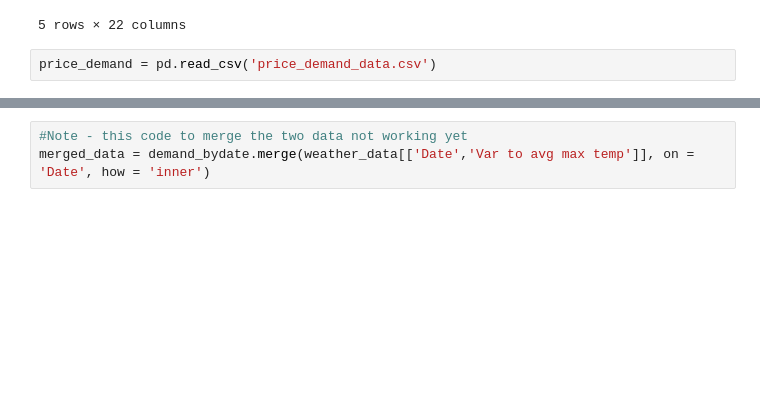
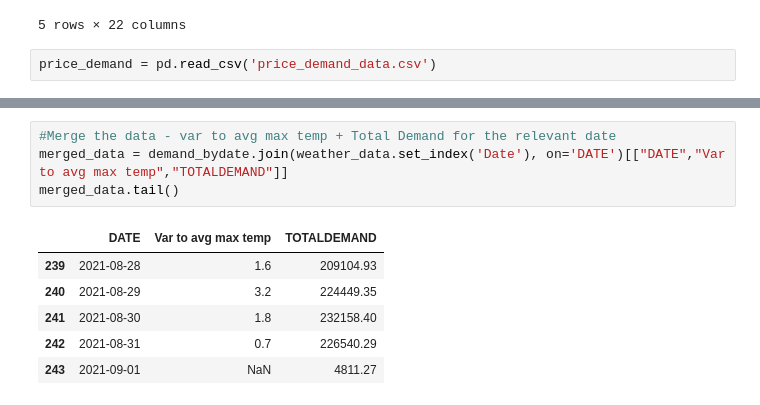
Before and after one commit to YunaWuu/Data_Analytics_Assignment2_Group2, a Jupyter notebook: Assignment 2 - Model 1.ipynb, the cells around one changed output, grey strips where cells are left out. Cells and saved outputs as stored; diff of their text form; blank space fills up the shorter version.

```diff
--- a/Assignment 2 - Model 1.ipynb
+++ b/Assignment 2 - Model 1.ipynb
@@ -67,3 +70,11 @@ Name: TOTALDEMAND, dtype: float64
-# %%
-#Note - this code to merge the two data not working yet
-merged_data = demand_bydate.merge(weather_data[['Date','Var to avg max temp']], on = 'Date', how = 'inner')
+# %%
+#Merge the data - var to avg max temp + Total Demand for the relevant date
+merged_data = demand_bydate.join(weather_data.set_index('Date'), on='DATE')[["DATE","Var to avg max temp","TOTALDEMAND"]]
+merged_data.tail()
+# %% [output]
+|  | DATE | Var to avg max temp | TOTALDEMAND |
+| 239 | 2021-08-28 | 1.6 | 209104.93 |
+| 240 | 2021-08-29 | 3.2 | 224449.35 |
+| 241 | 2021-08-30 | 1.8 | 232158.40 |
+| 242 | 2021-08-31 | 0.7 | 226540.29 |
+| 243 | 2021-09-01 | NaN | 4811.27 |
```
Also changed, not shown: parts of 7 cells of this notebook.
